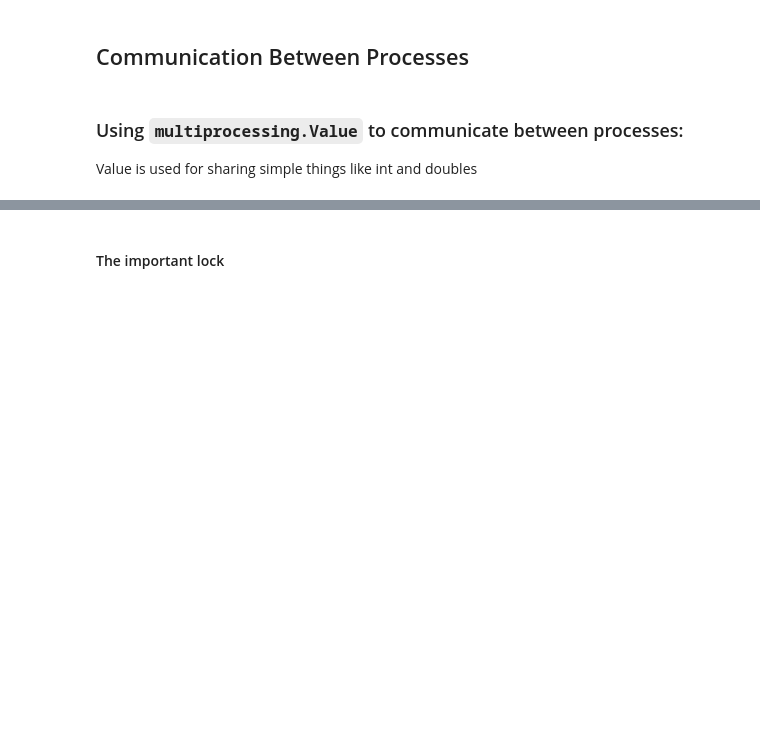
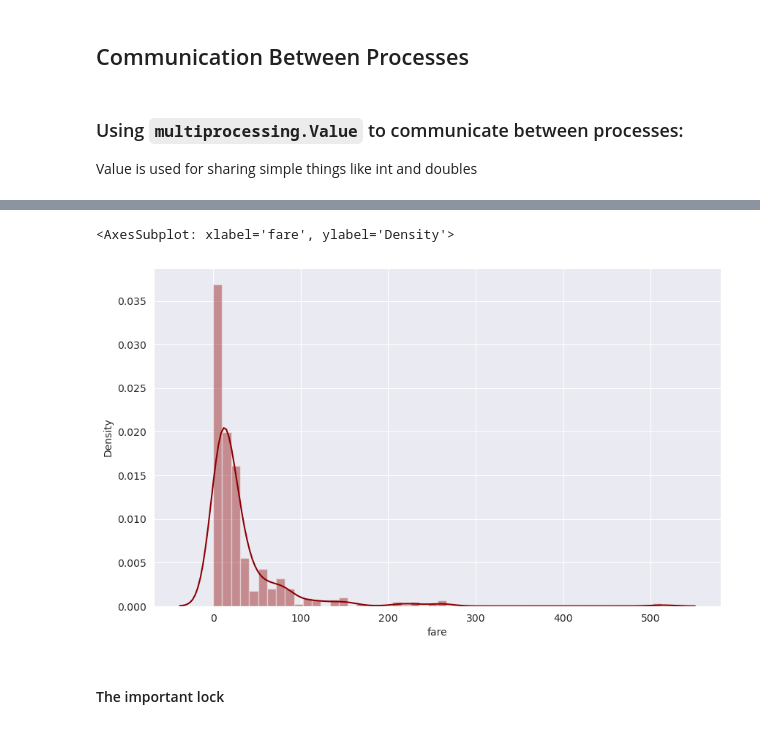
Before and after one commit to mhussen2/Mr-Powers-CPP, a Jupyter notebook: classNotes/Lecture 15 - Multicore/Multiprocessing.ipynb, the cells around one changed output, grey strips where cells are left out. Saved outputs shown, nothing was run; the diff lists cells and outputs as text; code cells hidden in the pictures; blank space fills up the shorter version.

```diff
--- a/classNotes/Lecture 15 - Multicore/Multiprocessing.ipynb
+++ b/classNotes/Lecture 15 - Multicore/Multiprocessing.ipynb
@@ -243,3 +229,9 @@ if __name__ == "__main__":
+# %%
+plt.figure(figsize = (10, 6))
+sns.distplot(df["fare"], color = "darkred")
+# %% [output]
+<AxesSubplot: xlabel='fare', ylabel='Density'>
+[figure, added]
 # %% [markdown]
 #### The important lock
 # %%
```
Also changed, not shown: parts of 15 cells of this notebook, 5 other files.
